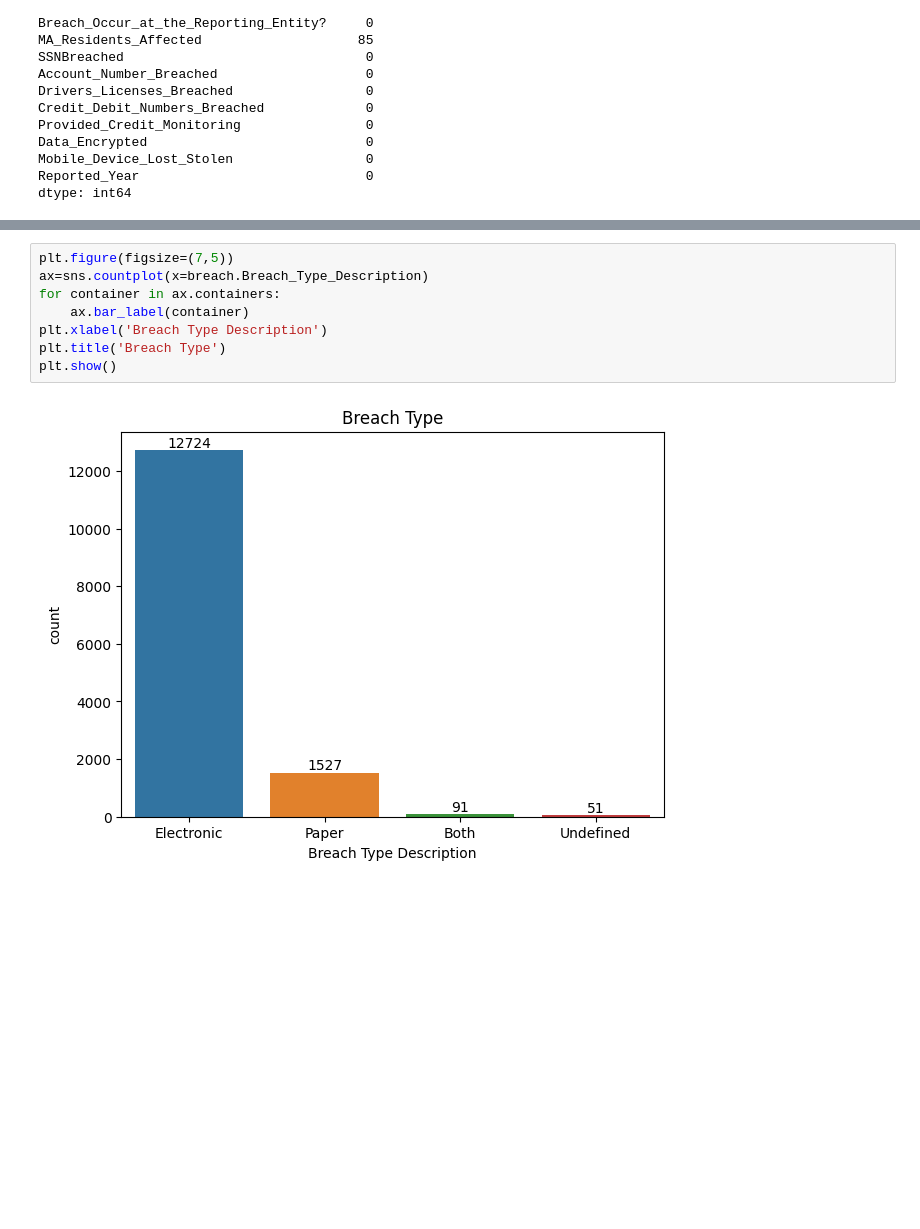
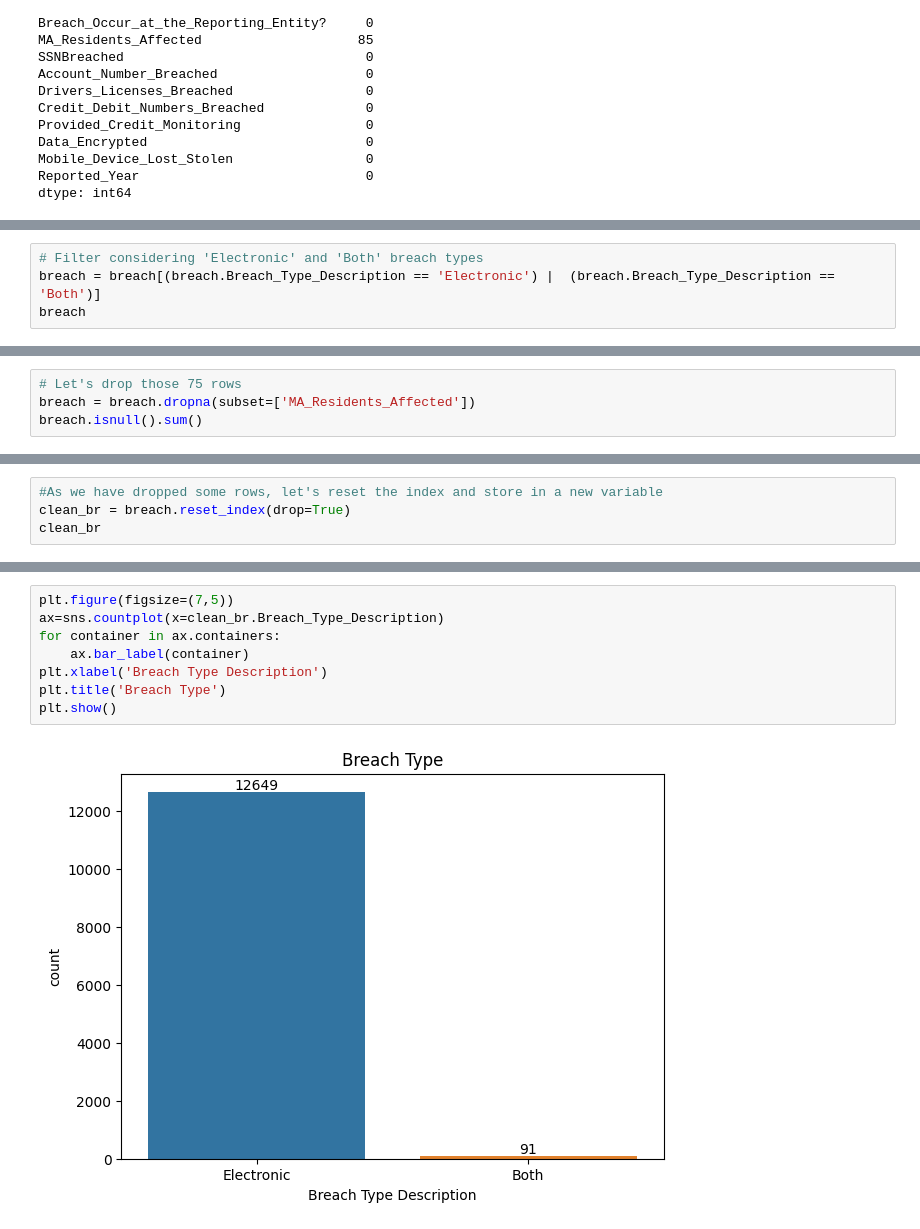
Before and after one commit to joncalle/AnalToolsDecMrk, a Jupyter notebook: DataBreach.ipynb, the cells around one changed output, grey strips where cells are left out. Saved outputs shown, nothing was run; the diff lists cells and outputs as text; blank space fills up the shorter version.

```diff
--- a/DataBreach.ipynb
+++ b/DataBreach.ipynb
@@ -176,0 +182,4 @@ dtype: int64
+# %%
+# Filter considering 'Electronic' and 'Both' breach types
+breach = breach[(breach.Breach_Type_Description == 'Electronic') |  (breach.Breach_Type_Description == 'Both')]
+breach
@@ -176,0 +220,4 @@ dtype: int64
+# %%
+# Let's drop those 75 rows
+breach = breach.dropna(subset=['MA_Residents_Affected'])
+breach.isnull().sum()
@@ -176,0 +241,4 @@ dtype: int64
+# %%
+#As we have dropped some rows, let's reset the index and store in a new variable
+clean_br = breach.reset_index(drop=True)
+clean_br
@@ -177,12 +259,12 @@ dtype: int64
 # %%
 plt.figure(figsize=(7,5))
-ax=sns.countplot(x=breach.Breach_Type_Description)
+ax=sns.countplot(x=clean_br.Breach_Type_Description)
 for container in ax.containers:
     ax.bar_label(container)
 plt.xlabel('Breach Type Description')
 plt.title('Breach Type')
 plt.show()
 # %% [output]
-[figure, old version]
+[figure, new version]
 # %%
 plt.figure(figsize=(7,5))
```
Also changed, not shown: parts of 6 cells of this notebook.
